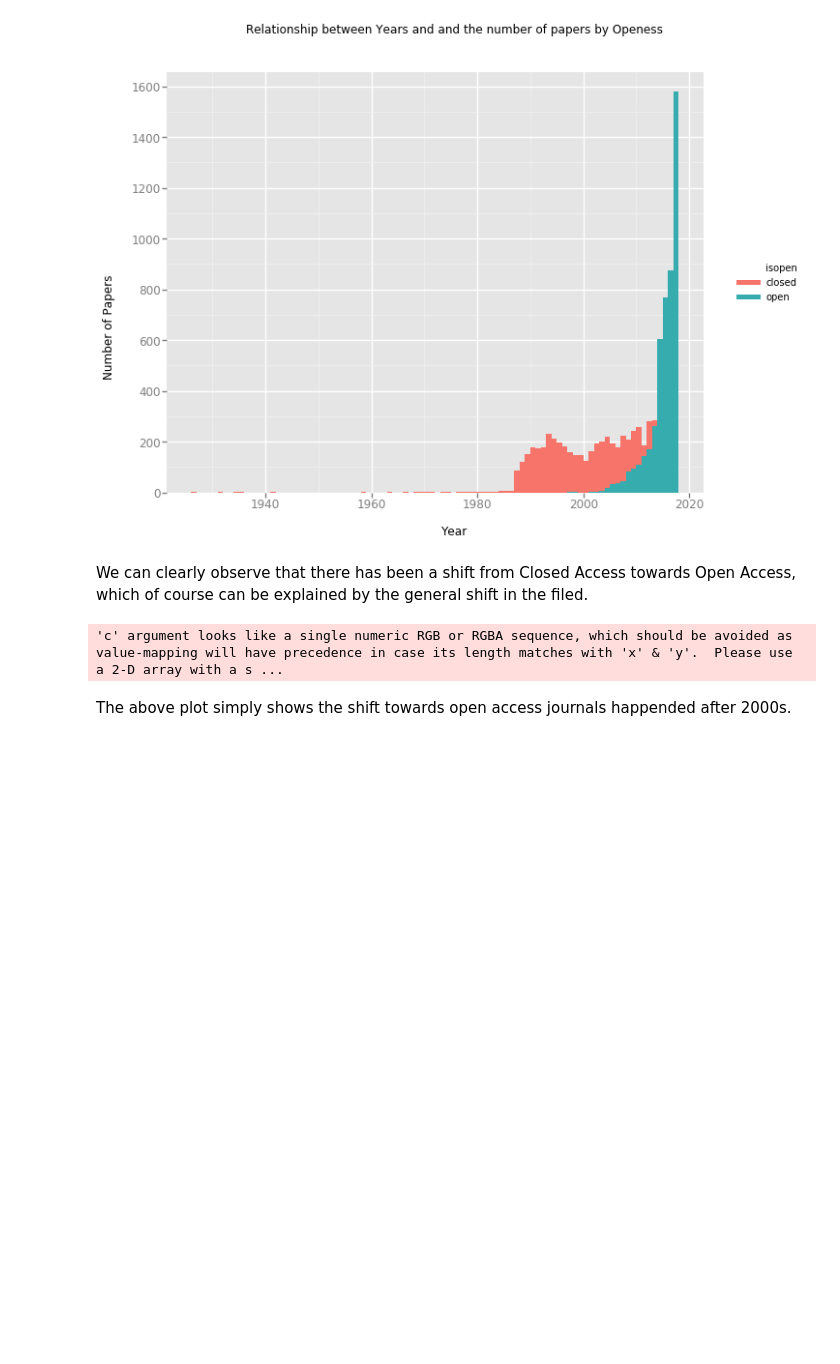
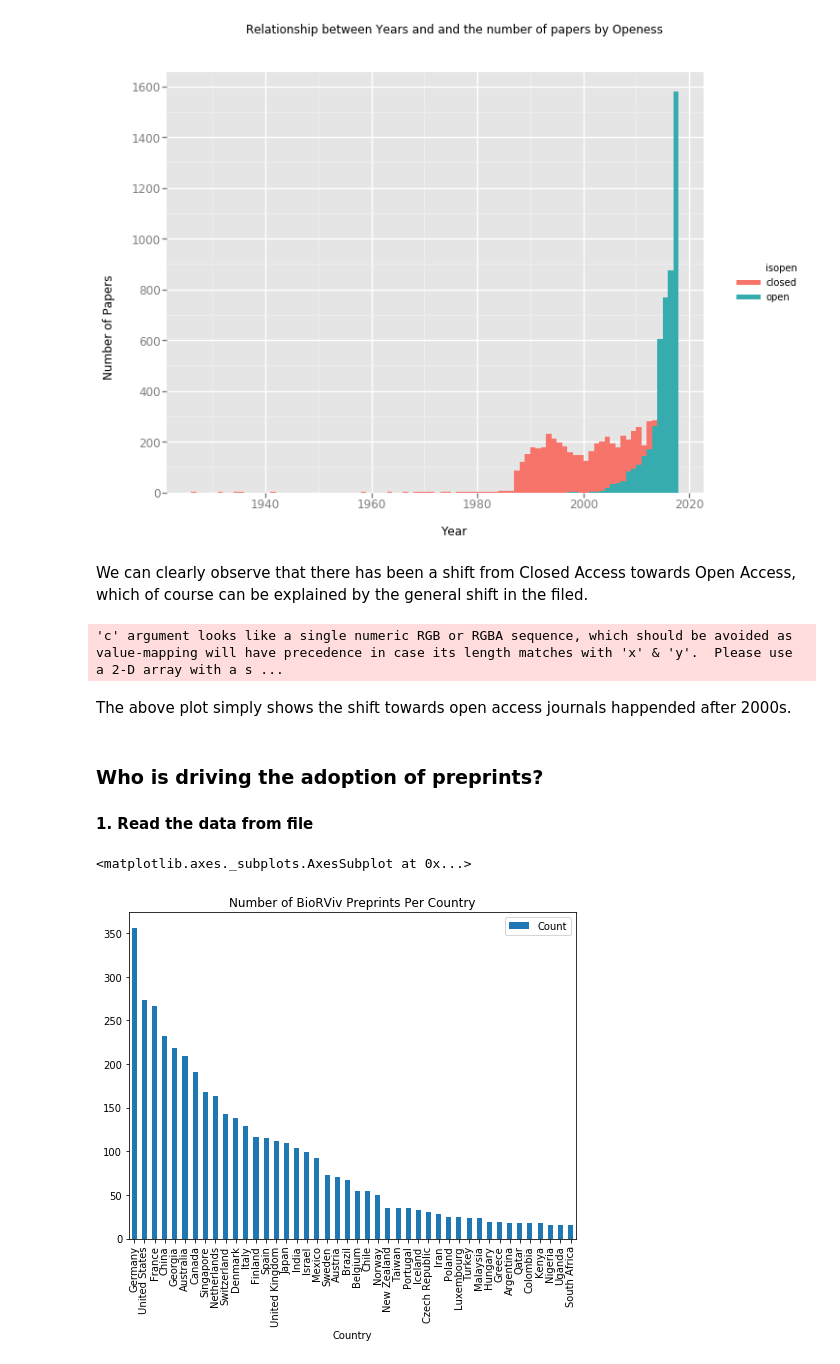
Before and after one commit to BioinfoNet/Data-mining, a Jupyter notebook: Notebooks/Data_Analysis_and_Visualization.ipynb, the cells around one changed output. Cells and saved outputs as stored; diff of their text form; code cells hidden in the pictures; blank space fills up the shorter version.

Commit message:
Adding and analyse preprint data

```diff
--- a/Notebooks/Data_Analysis_and_Visualization.ipynb
+++ b/Notebooks/Data_Analysis_and_Visualization.ipynb
@@ -81,3 +81,20 @@ ggtitle("Relationship between Month and Year and Openness") \
 'c' argument looks like a single numeric RGB or RGBA sequence, which should be avoided as value-mapping will have precedence in case its length matches with 'x' & 'y'.  Please use a 2-D array with a s ...
 # %% [markdown]
 The above plot simply shows the shift towards open access journals happended after 2000s.
+# %% [markdown]
+### Who is driving the adoption of preprints?
+
+#### 1. Read the data from file
+# %%
+data_country = pd.read_table('../Data/preprint_country_counts.txt',
+                             header=None, names=['Country','Count'])
+# %%
+data_country.set_index('Country', inplace=True)
+data_country.sort_values(by='Count', ascending=False, inplace=True)
+# %%
+data_country[data_country.Count > 14].plot(
+    kind='bar',figsize=(8, 6),
+    title='Number of BioRViv Preprints Per Country',)
+# %% [output]
+<matplotlib.axes._subplots.AxesSubplot at 0x...>
+[figure, added]
```
Also changed, not shown: parts of 2 cells of this notebook, 4 other files.
